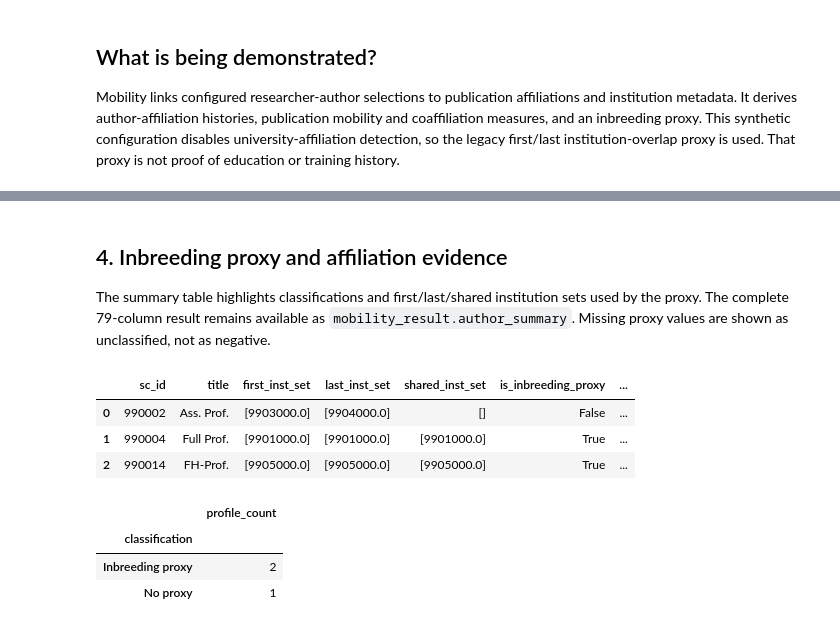
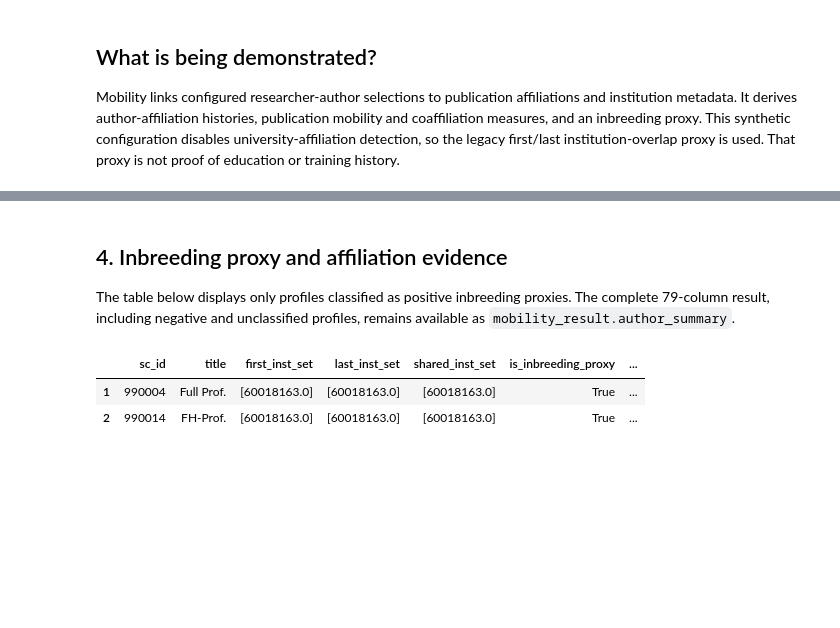
Before and after one commit to Metascience-TU-Wien/academic-inbreeding, a Jupyter notebook: notebooks/inbreeding_detection.ipynb, the cells around one changed output, grey strips where cells are left out. Drawn from its saved outputs; the diff is of its cells as text; code cells hidden in the pictures; blank space fills up the shorter version.

Commit message:
feat: improve synthetic mobility and disambiguation examples

```diff
--- a/notebooks/inbreeding_detection.ipynb
+++ b/notebooks/inbreeding_detection.ipynb
@@ -146,51 +149,37 @@ Results remain in memory; no mobility files were written.
 # %% [markdown]
 ## 4. Inbreeding proxy and affiliation evidence
 
-The summary table highlights classifications and first/last/shared institution sets used by the proxy. The complete 79-column result remains available as `mobility_result.author_summary`. Missing proxy values are shown as unclassified, not as negative.
+The table below displays only profiles classified as positive inbreeding proxies. The complete 79-column result, including negative and unclassified profiles, remains available as `mobility_result.author_summary`.
 # %%
 proxy = mobility_result.author_summary
-proxy_columns = [
-    column
-    for column in (
-        RESEARCHER_ID,
-        AUTHOR_ID,
-        TITLE,
-        DATE_FIRST,
-        DATE_LAST,
-        FIRST_INST_SET,
-        LAST_INST_SET,
-        SHARED_INST_SET,
-        IS_INBREEDING_PROXY,
-        INBREEDING_DETECTION_METHOD,
-        INBREEDING_DETECTION_STATUS,
-        INBREEDING_MANUAL_REVIEW_REQUIRED,
-        AUTHOR_PROFILE_AMBIGUOUS,
-        PUBLICATION_HISTORY_YEARS,
-        ACADEMIC_AGE_YEARS,
-        HAS_PUBLICATION_MOBILITY,
-        N_AWAY_YEARS,
-        HAS_ANY_COAFFILIATION,
-        N_COAFFILIATION_PUBLICATIONS,
-        N_UNIQUE_AFFILIATIONS,
-    )
-    if column in proxy.columns
+positive_proxies = proxy.loc[proxy[IS_INBREEDING_PROXY].eq(True)]
+requested_proxy_columns = [
+    RESEARCHER_ID,
+    AUTHOR_ID,
+    TITLE,
+    DATE_FIRST,
+    DATE_LAST,
+    FIRST_INST_SET,
+    LAST_INST_SET,
+    SHARED_INST_SET,
+    IS_INBREEDING_PROXY,
+    INBREEDING_DETECTION_METHOD,
+    INBREEDING_DETECTION_STATUS,
+    AUTHOR_PROFILE_AMBIGUOUS,
+    PUBLICATION_HISTORY_YEARS,
+    ACADEMIC_AGE_YEARS,
+    HAS_PUBLICATION_MOBILITY,
+    N_AWAY_YEARS,
+    HAS_ANY_COAFFILIATION,
+    N_COAFFILIATION_PUBLICATIONS,
+    N_UNIQUE_AFFILIATIONS,
 ]
-display(proxy.loc[:, proxy_columns].sort_values(RESEARCHER_ID, kind="stable"))
-classification_counts = (
-    proxy[IS_INBREEDING_PROXY]
-    .map({True: "Inbreeding proxy", False: "No proxy"})
-    .fillna("Unclassified")
-    .value_counts()
-    .rename_axis("classification")
-    .to_frame("profile_count")
-)
-display(classification_counts)
+available_proxy_columns = [
+    column for column in requested_proxy_columns
+    if column in positive_proxies.columns
+]
+display(positive_proxies.loc[:, available_proxy_columns].sort_values(RESEARCHER_ID, kind="stable"))
 # %% [output]
 |  | sc_id | title | first_inst_set | last_inst_set | shared_inst_set | is_inbreeding_proxy | ... |
-| 0 | 990002 | Ass. Prof. | [9903000.0] | [9904000.0] | [] | False | ... |
-| 1 | 990004 | Full Prof. | [9901000.0] | [9901000.0] | [9901000.0] | True | ... |
-| 2 | 990014 | FH-Prof. | [9905000.0] | [9905000.0] | [9905000.0] | True | ... |
+| 1 | 990004 | Full Prof. | [60018163.0] | [60018163.0] | [60018163.0] | True | ... |
+| 2 | 990014 | FH-Prof. | [60018163.0] | [60018163.0] | [60018163.0] | True | ... |
-|  | profile_count |
-| classification |  |
-| Inbreeding proxy | 2 |
-| No proxy | 1 |
```
Also changed, not shown: parts of 14 cells of this notebook, 9 other files.
